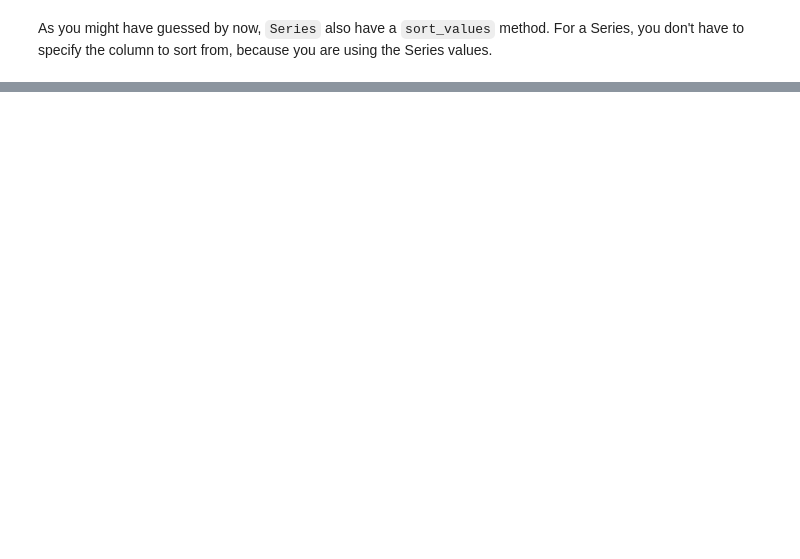
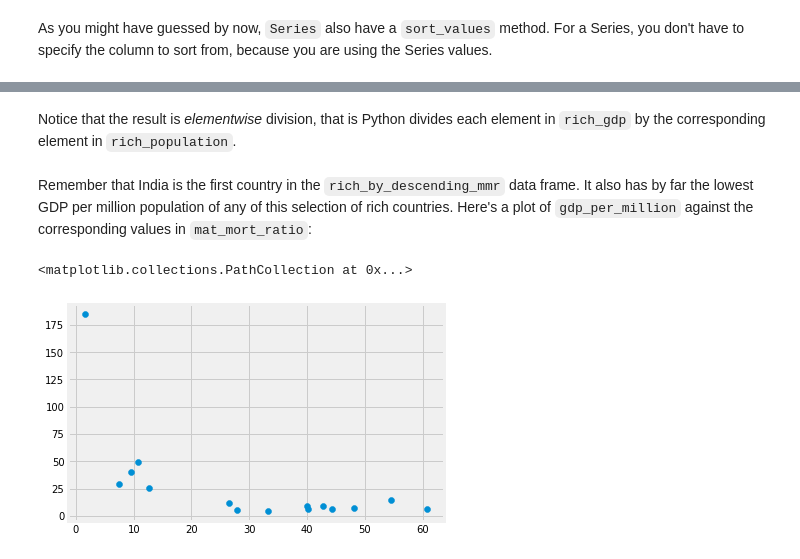
Before and after one commit to matthew-brett/cfd2019, a Jupyter notebook: notebooks/04/data_frame_intro.ipynb, the cells around one changed output, grey strips where cells are left out. Cells and saved outputs as stored; diff of their text form; code cells hidden in the pictures; blank space fills up the shorter version.

```diff
--- a/notebooks/04/data_frame_intro.ipynb
+++ b/notebooks/04/data_frame_intro.ipynb
@@ -433,0 +447,3 @@ Name: gdp_us_billion, Length: 216, dtype: float64
+# %%
+rich_population = rich_by_descending_mmr["population"]
+rich_population
@@ -433,0 +471,3 @@ Name: gdp_us_billion, Length: 216, dtype: float64
+# %%
+rich_gdp = rich_by_descending_mmr["gdp_us_billion"]
+rich_gdp
@@ -433,0 +491,3 @@ Name: gdp_us_billion, Length: 216, dtype: float64
+# %%
+gdp_per_million = rich_gdp / rich_population
+gdp_per_million
@@ -433,0 +511,9 @@ Name: gdp_us_billion, Length: 216, dtype: float64
+# %% [markdown]
+Notice that the result is *elementwise* division, that is Python divides each element in `rich_gdp` by the corresponding element in `rich_population`.
+# %% [markdown]
+Remember that India is the first country in the `rich_by_descending_mmr` data frame.  It also has by far the lowest GDP per million population of any of this selection of rich countries.   Here's a plot of `gdp_per_million` against the corresponding values in `mat_mort_ratio`:
+# %%
+plt.scatter(gdp_per_million, rich_by_descending_mmr['mat_mort_ratio'])
+# %% [output]
+<matplotlib.collections.PathCollection at 0x...>
+[figure, added]
```
Also changed, not shown: parts of 39 cells of this notebook, 2 other files.
